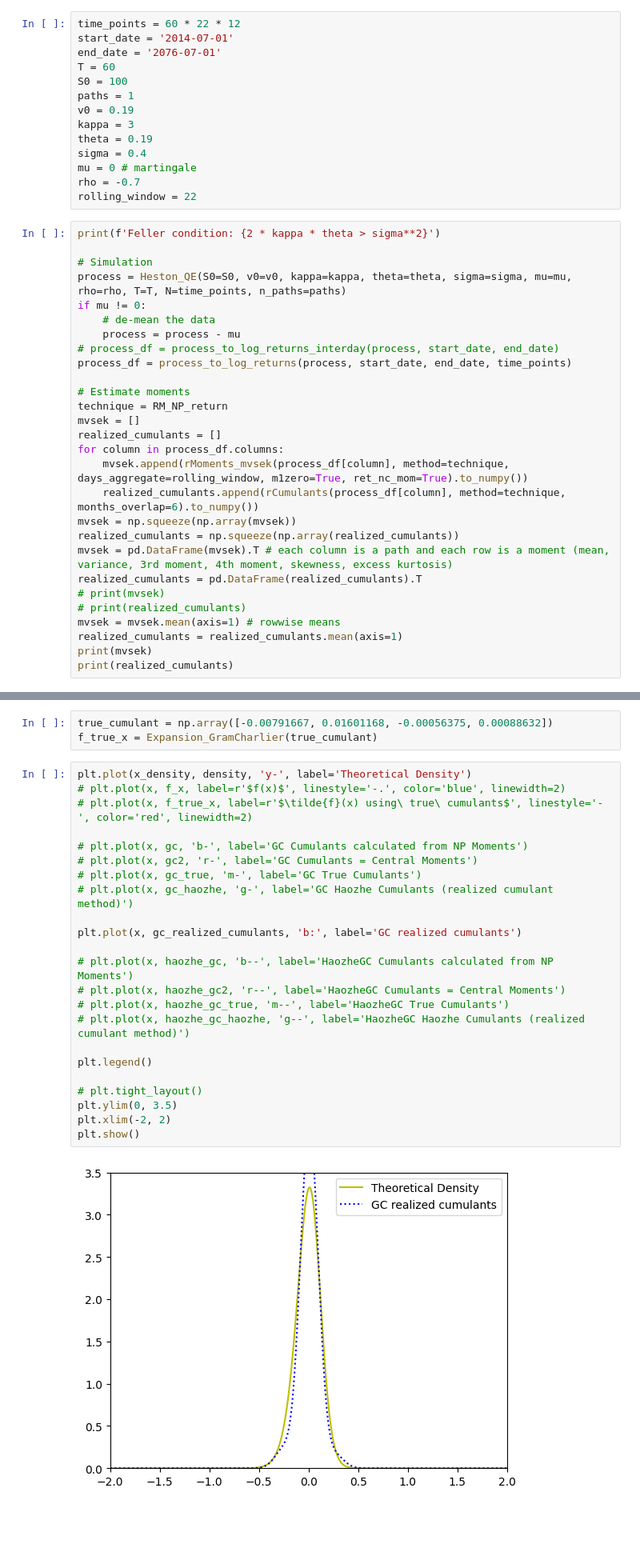
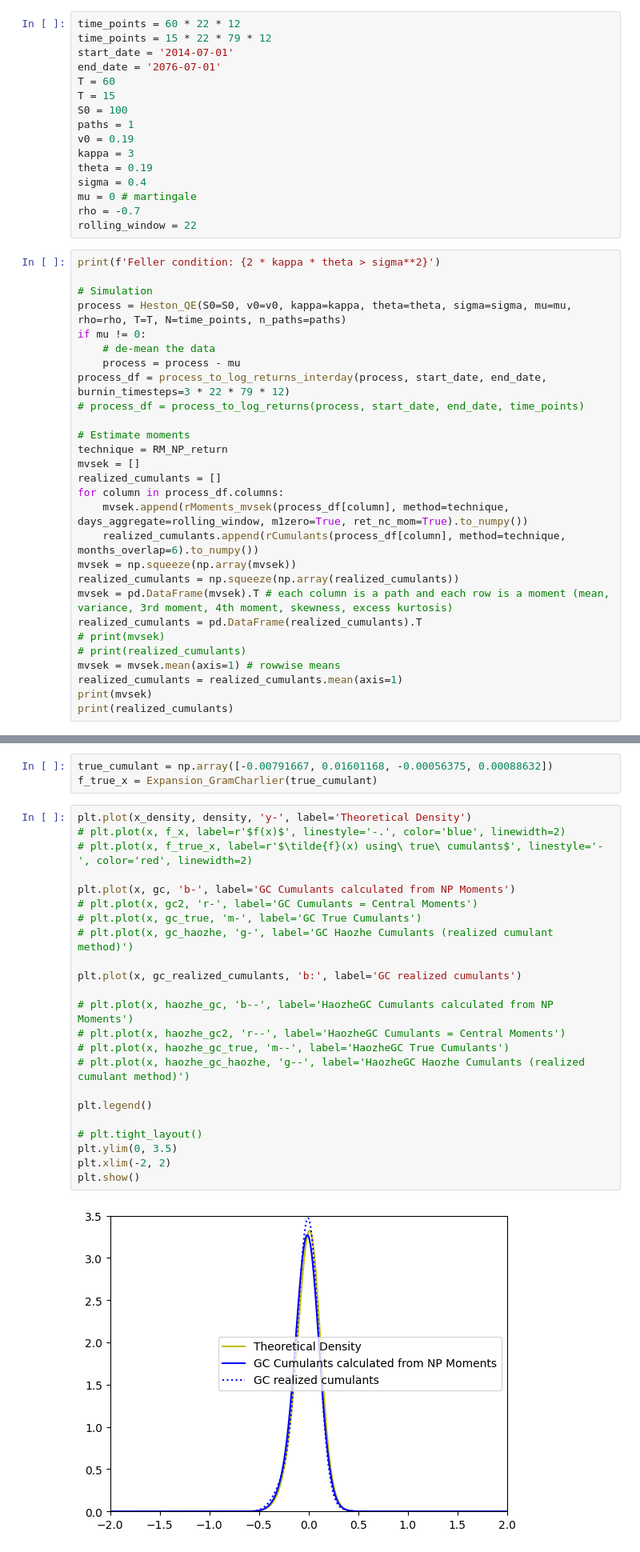
Before and after one commit to henrydatei/heston-moments-pdf, a Jupyter notebook: henry_vs_haozhe.ipynb, the cells around one changed output, grey strips where cells are left out. Shown: that part at 80% size. Cells and saved outputs as stored; diff of their text form; blank space fills up the shorter version.

```diff
--- a/henry_vs_haozhe.ipynb
+++ b/henry_vs_haozhe.ipynb
@@ -23,9 +23,11 @@ from code_from_haozhe.HestonDensity_FFT import HestonChfDensity_FFT_Gatheral
 np.random.seed(0)
 # %%
 time_points = 60 * 22 * 12
+time_points = 15 * 22 * 79 * 12
 start_date = '2014-07-01'
 end_date = '2076-07-01'
 T = 60
+T = 15
 S0 = 100
 paths = 1
 v0 = 0.19
@@ -43,8 +45,8 @@ process = Heston_QE(S0=S0, v0=v0, kappa=kappa, theta=theta, sigma=sigma, mu=mu,
 if mu != 0:
     # de-mean the data
     process = process - mu
-# process_df = process_to_log_returns_interday(process, start_date, end_date)
-process_df = process_to_log_returns(process, start_date, end_date, time_points)
+process_df = process_to_log_returns_interday(process, start_date, end_date, burnin_timesteps=3 * 22 * 79 * 12)
+# process_df = process_to_log_returns(process, start_date, end_date, time_points)
 
 # Estimate moments
 technique = RM_NP_return
@@ -115,25 +117,25 @@ f_true_x = Expansion_GramCharlier(true_cumulant)
 # %%
 plt.plot(x_density, density, 'y-', label='Theoretical Density')
 # plt.plot(x, f_x, label=r'$f(x)$', linestyle='-.', color='blue', linewidth=2)
 # plt.plot(x, f_true_x, label=r'$\tilde{f}(x) using\ true\ cumulants$', linestyle='-', color='red', linewidth=2)
 
-# plt.plot(x, gc, 'b-', label='GC Cumulants calculated from NP Moments')
+plt.plot(x, gc, 'b-', label='GC Cumulants calculated from NP Moments')
 # plt.plot(x, gc2, 'r-', label='GC Cumulants = Central Moments')
 # plt.plot(x, gc_true, 'm-', label='GC True Cumulants')
 # plt.plot(x, gc_haozhe, 'g-', label='GC Haozhe Cumulants (realized cumulant method)')
 
 plt.plot(x, gc_realized_cumulants, 'b:', label='GC realized cumulants')
 
 # plt.plot(x, haozhe_gc, 'b--', label='HaozheGC Cumulants calculated from NP Moments')
 # plt.plot(x, haozhe_gc2, 'r--', label='HaozheGC Cumulants = Central Moments')
 # plt.plot(x, haozhe_gc_true, 'm--', label='HaozheGC True Cumulants')
 # plt.plot(x, haozhe_gc_haozhe, 'g--', label='HaozheGC Haozhe Cumulants (realized cumulant method)')
 
 plt.legend()
 
 # plt.tight_layout()
 plt.ylim(0, 3.5)
 plt.xlim(-2, 2)
 plt.show()
 # %% [output]
-[figure, old version]
+[figure, new version]
```
Also changed, not shown: parts of 1 cell of this notebook.
